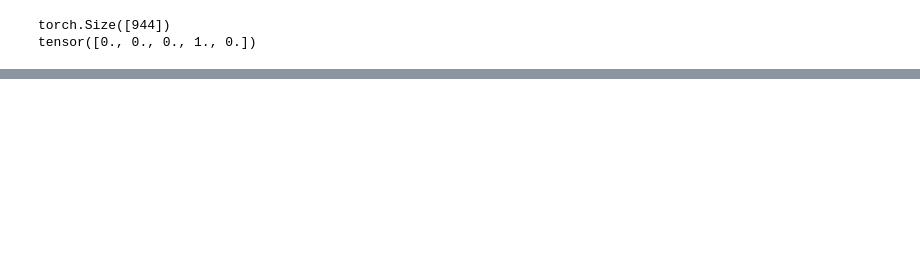
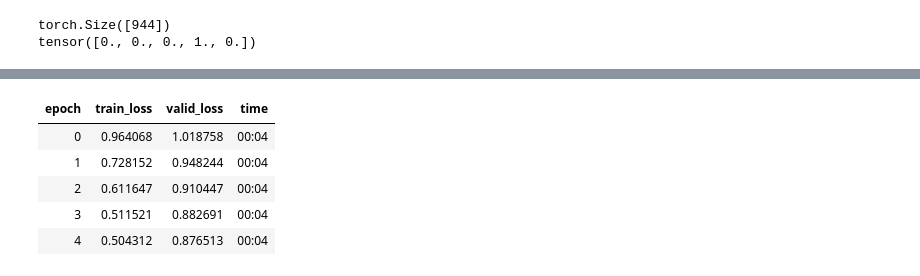
Before and after one commit to jeffreysanglin/collaborative_filtering_practice, a Jupyter notebook: [L6]CollabPractice.ipynb, the cells around one changed output, grey strips where cells are left out. Saved outputs shown, nothing was run; the diff lists cells and outputs as text; code cells hidden in the pictures; blank space fills up the shorter version.

```diff
--- a/[L6]CollabPractice.ipynb
+++ b/[L6]CollabPractice.ipynb
@@ -159,0 +203,12 @@ tensor([ 0.9638, -0.4569,  0.7485, -1.8326,  1.2591])
+# %%
+#Adding in weight decay. This function adds a sum of all weights squared.
+model = DotProduct(n_users, n_movies, 50)
+learn = Learner(dls, model=model, loss_func=MSELossFlat())
+learn.fit_one_cycle(5, 5e-3, wd=0.1)
+# %% [output]
+| epoch | train_loss | valid_loss | time |
+| 0 | 0.964068 | 1.018758 | 00:04 |
+| 1 | 0.728152 | 0.948244 | 00:04 |
+| 2 | 0.611647 | 0.910447 | 00:04 |
+| 3 | 0.511521 | 0.882691 | 00:04 |
+| 4 | 0.504312 | 0.876513 | 00:04 |
```
Also changed, not shown: parts of 27 cells of this notebook.
